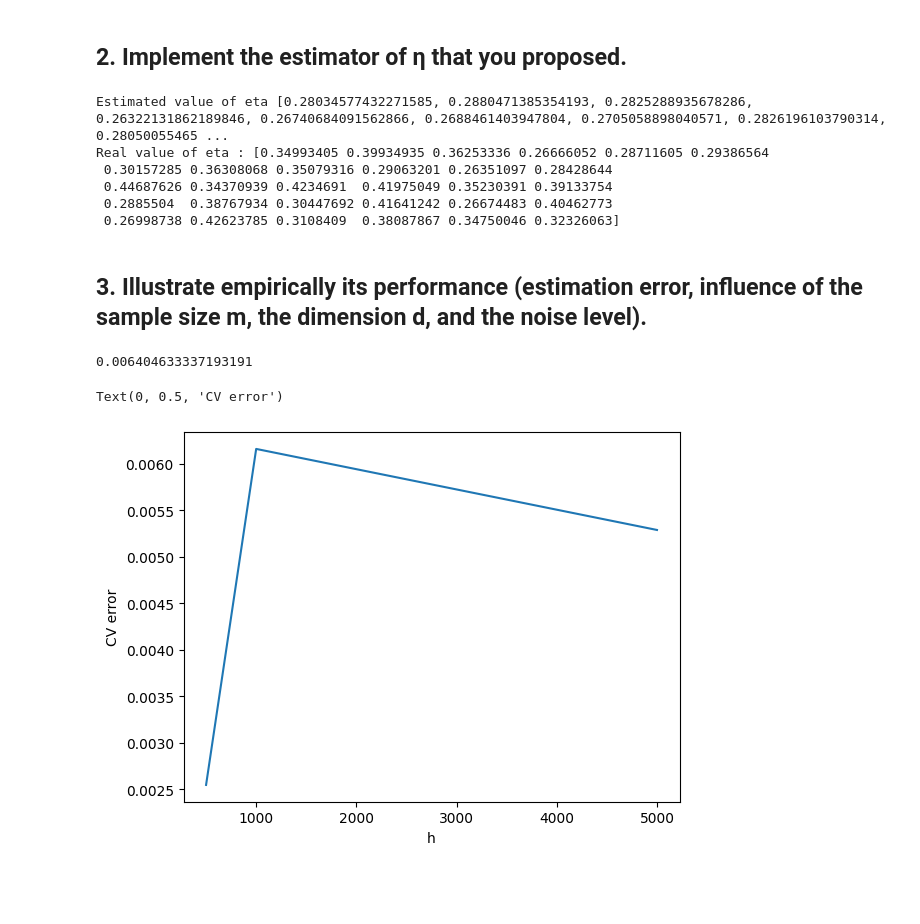
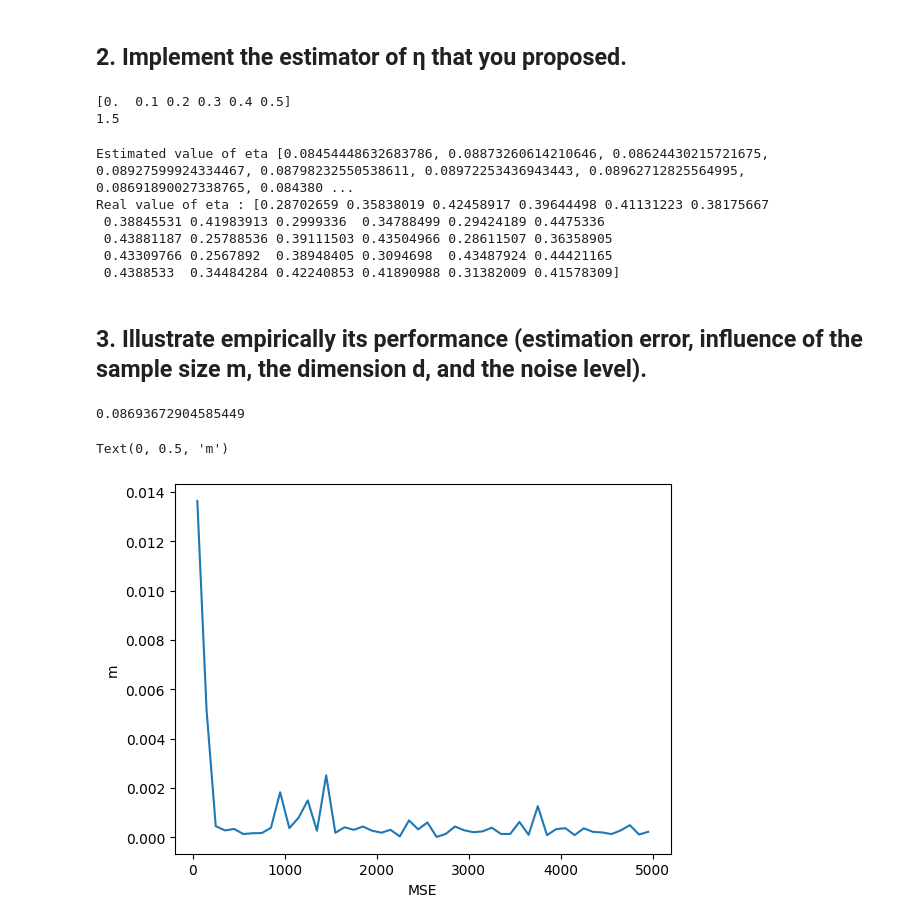
Before and after one commit to RaniaZougari/SL_Project, a Jupyter notebook: Simulation.ipynb, the cells around one changed output. Drawn from its saved outputs; the diff is of its cells as text; code cells hidden in the pictures; blank space fills up the shorter version.

Commit message:
dernière question + tests exhaustifs à faire

```diff
--- a/Simulation.ipynb
+++ b/Simulation.ipynb
@@ -37,6 +37,9 @@ def eta_linear(x: np.ndarray, eta_max) -> np.ndarray:
     """Linear noise: η(x) = η_max * (eta_max + 0.4*(x+1)/2)"""
     x_flat = x if x.ndim == 1 else np.mean(x, axis=1)
     return eta_max * (eta_max + 0.4 * (x_flat + 1) / 2)
+
+def eta_constant(X,eta_max):
+    return np.array([eta_max for i in range(X.shape[0])])
 # %%
 # Generate data
 def generate_data(m: int, d: int, eta_func, eta_max):
@@ -44,14 +47,9 @@ def generate_data(m: int, d: int, eta_func, eta_max):
     X = np.random.uniform(-1, 1, size=(m, d))
 
     # Generate true labels Y uniformly from {-1, +1}
-    Y = np.array([], dtype=int)
-    for i in range(m):
-        n = np.random.rand()
-        if n < 0.8 :
-            Y = np.append(Y,1)
-        else:
-            Y = np.append(Y,-1)
-    Y.reshape(m,)
+    Y = np.array([1 for n in range(m)], dtype=int)
+    # Y = np.random.choice([-1, 1], size=m)
+
 
     # Compute true noise levels
     eta_true = eta_func(X, eta_max)
@@ -70,9 +68,9 @@ def generate_data(m: int, d: int, eta_func, eta_max):
 # Test
 eta_max=0.5
 N = 10
-m = 5000
+m = 500
 d = 1
-X, Y, Z, eta_true = generate_data(m, d, eta_linear, eta_max=0.3)
+X, Y, Z, eta_true = generate_data(m, d, eta_constant, eta_max=0.1)
 
 print(f"Generated {m} samples in dimension d={d}")
 print(f"X shape: {X.shape}")
@@ -126,30 +124,36 @@ def eta_estimator(X,Z,x,h):
 # plt.xlabel("h")
 # plt.ylabel("CV error")
 # %%
-# optimal_h = 0
-# min_error = np.inf
-# for h in  np.linspace(0.1,1.5,30):
-#       error = cross_validation(eta_true,X,Z,h)
-#       if error < min_error :
-#             optimal_h = h
-#             min_error = error
+def h_optimal(X,Z,eta_true,a,b,nbr_pas):
+    optimal_h = 0
+    min_error = np.inf
+    for h in  np.linspace(a,b,nbr_pas):
+        error = cross_validation(eta_true,X,Z,h)
+        if error < min_error :
+                optimal_h = h
+                min_error = error
+    return(optimal_h)
 
-# print(optimal_h)
+
+print(h_optimal(X,Z,eta_true,0.1,1.5,15))
+# %% [output]
+[0.  0.1 0.2 0.3 0.4 0.5]
+1.5
 # %%
 X_test, Y_test, Z_test, eta_true = generate_data(30,d,eta_linear,eta_max=0.5)
 estimated_eta = []
 for x in X_test :
-    estimated_eta.append(eta_estimator(X,Z,x,0.5344827586206896))
+    estimated_eta.append(eta_estimator(X,Z,x,0.53))
 
 print(f"Estimated value of eta {estimated_eta}")
 print(f"Real value of eta : {eta_true}")
 # %% [output]
-Estimated value of eta [0.28034577432271585, 0.2880471385354193, 0.2825288935678286, 0.26322131862189846, 0.26740684091562866, 0.2688461403947804, 0.2705058898040571, 0.2826196103790314, 0.28050055465 ...
-Real value of eta : [0.34993405 0.39934935 0.36253336 0.26666052 0.28711605 0.29386564
- 0.30157285 0.36308068 0.35079316 0.29063201 0.26351097 0.28428644
- 0.44687626 0.34370939 0.4234691  0.41975049 0.35230391 0.39133754
- 0.2885504  0.38767934 0.30447692 0.41641242 0.26674483 0.40462773
- 0.26998738 0.42623785 0.3108409  0.38087867 0.34750046 0.32326063]
+Estimated value of eta [0.08454448632683786, 0.08873260614210646, 0.08624430215721675, 0.08927599924334467, 0.08798232550538611, 0.08972253436943443, 0.08962712825564995, 0.08691890027338765, 0.084380 ...
+Real value of eta : [0.28702659 0.35838019 0.42458917 0.39644498 0.41131223 0.38175667
+ 0.38845531 0.41983913 0.2999336  0.34788499 0.29424189 0.4475336
+ 0.43881187 0.25788536 0.39111503 0.43504966 0.28611507 0.36358905
+ 0.43309766 0.2567892  0.38948405 0.3094698  0.43487924 0.44421165
+ 0.4388533  0.34484284 0.42240853 0.41890988 0.31382009 0.41578309]
 # %% [markdown]
 ## 3. Illustrate empirically its performance (estimation error, influence of the sample size m, the dimension d, and the noise level).
 # %%
@@ -165,20 +169,21 @@ def MSE(eta,eta_hat):
 
 print(MSE(eta_true,result_estimator))
 # %% [output]
-0.006404633337193191
+0.08693672904585449
 # %%
-m_values=np.array([500,1000,5000])
+#Influence of the sample size m
+m_values=np.array([50 + i*100 for i in range(50)])
 data_generation_values=[generate_data(m, d, eta_linear, eta_max) for m in m_values]
 X_test, Y_test, Z_test, eta_true = generate_data(30,d,eta_linear,eta_max=0.5)
 data_points = []
 for data in data_generation_values:
-    data_estimation_values = [eta_estimator(data[0],data[2],x,0.5344827586206896) for x in X_test]
+    data_estimation_values = [eta_estimator(data[0],data[2],x,0.43) for x in X_test]
     data_points.append(MSE(eta_true,data_estimation_values))
 
 
 plt.plot(m_values, data_points)
-plt.xlabel("h")
-plt.ylabel("CV error")
+plt.xlabel("MSE")
+plt.ylabel("m")
 # %% [output]
-Text(0, 0.5, 'CV error')
+Text(0, 0.5, 'm')
-[figure, old version]
+[figure, new version]
```
Also changed, not shown: parts of 5 cells of this notebook.
